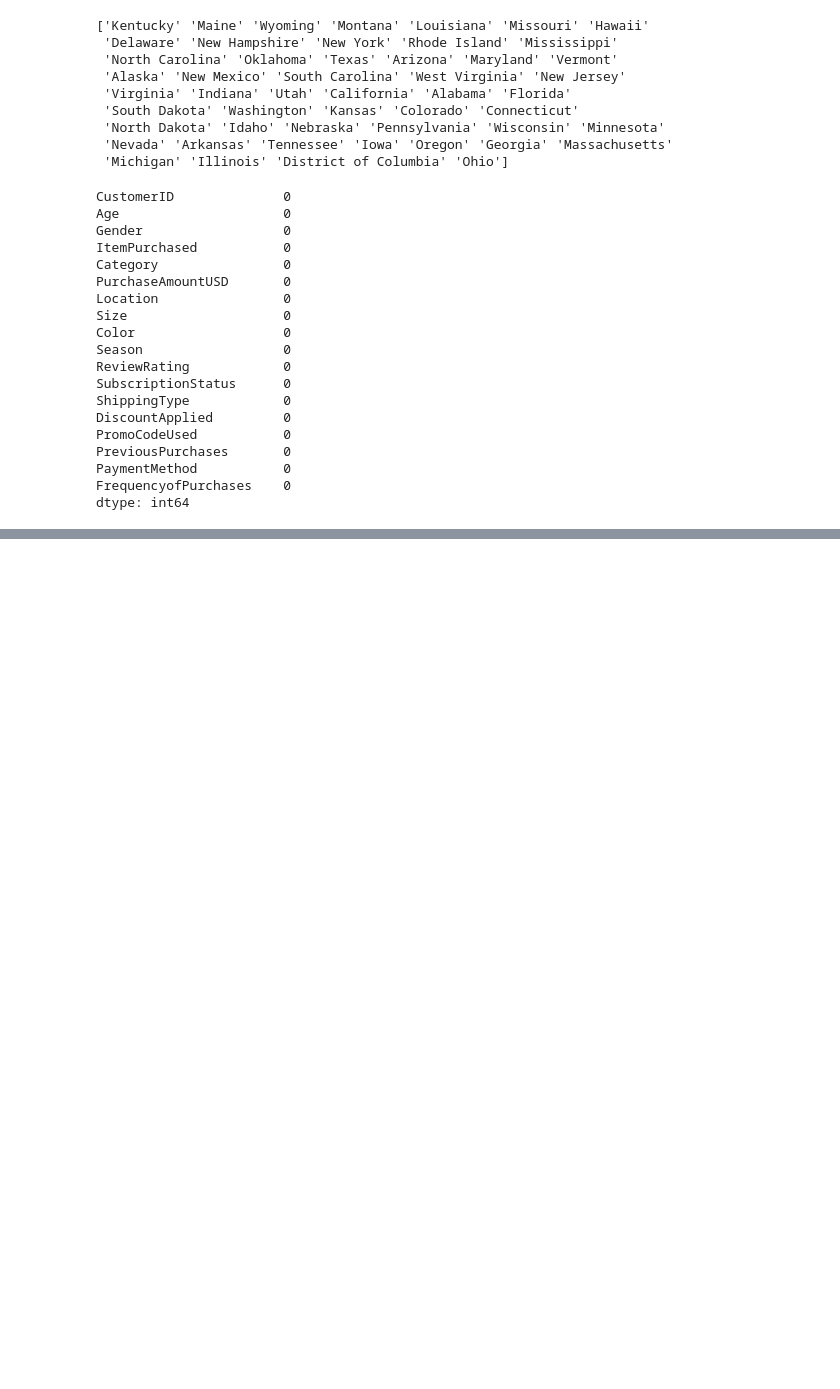
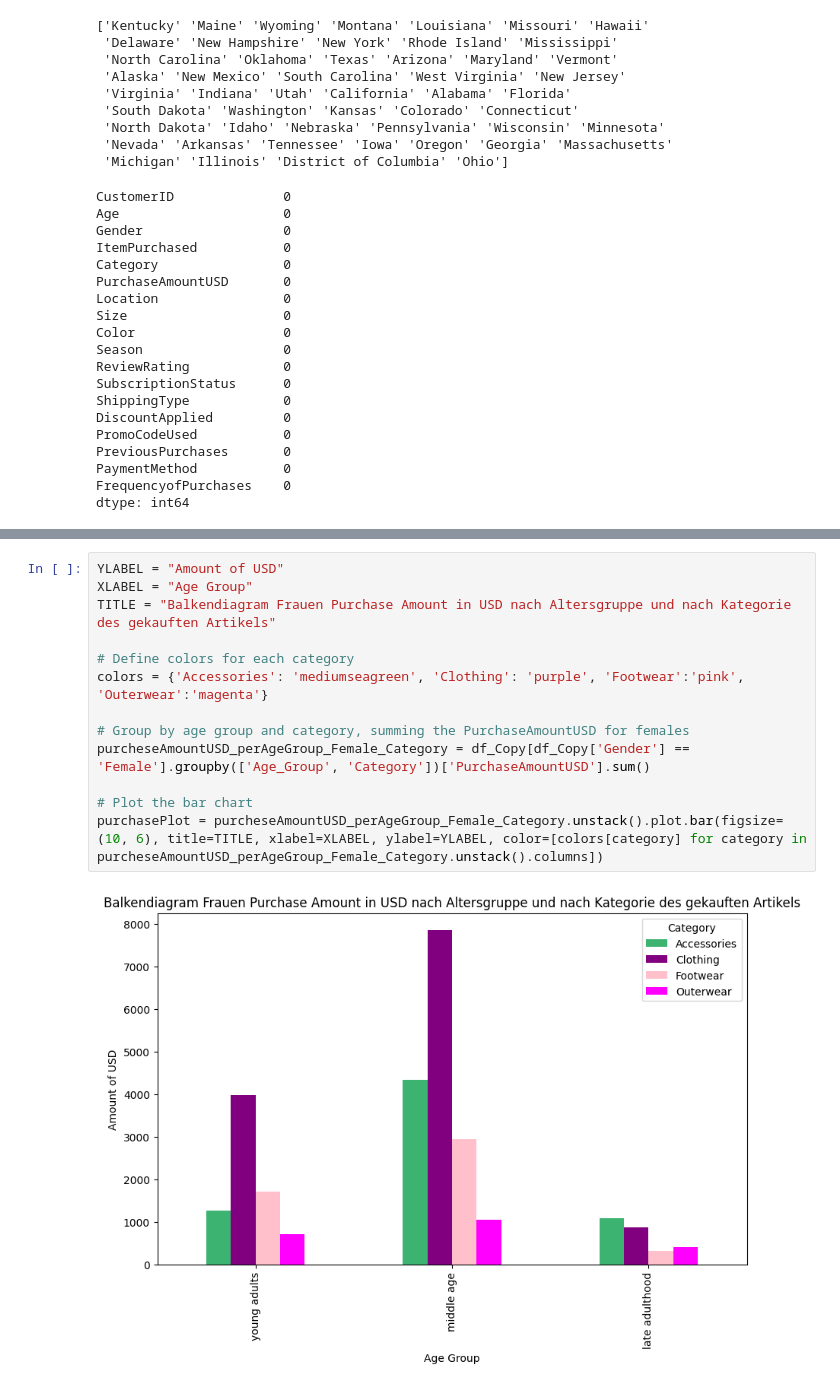
Before and after one commit to rachma24/ML-sose24, a Jupyter notebook: Abgabe1.ipynb, the cells around one changed output, grey strips where cells are left out. Cells and saved outputs as stored; diff of their text form; blank space fills up the shorter version.

```diff
--- a/Abgabe1.ipynb
+++ b/Abgabe1.ipynb
@@ -366,0 +434,15 @@ pd.get_dummies(df[VARIABLES_TO_OHE])
+# %%
+YLABEL = "Amount of USD"
+XLABEL = "Age Group"
+TITLE = "Balkendiagram Frauen Purchase Amount in USD nach Altersgruppe und nach Kategorie des gekauften Artikels"
+
+# Define colors for each category
+colors = {'Accessories': 'mediumseagreen', 'Clothing': 'purple', 'Footwear':'pink', 'Outerwear':'magenta'}
+
+# Group by age group and category, summing the PurchaseAmountUSD for females
+purcheseAmountUSD_perAgeGroup_Female_Category = df_Copy[df_Copy['Gender'] == 'Female'].groupby(['Age_Group', 'Category'])['PurchaseAmountUSD'].sum()
+
+# Plot the bar chart
+purchasePlot = purcheseAmountUSD_perAgeGroup_Female_Category.unstack().plot.bar(figsize=(10, 6), title=TITLE, xlabel=XLABEL, ylabel=YLABEL, color=[colors[category] for category in purcheseAmountUSD_perAgeGroup_Female_Category.unstack().columns])
+# %% [output]
+[figure, added]
```
Also changed, not shown: parts of 18 cells of this notebook, 3 other files.
